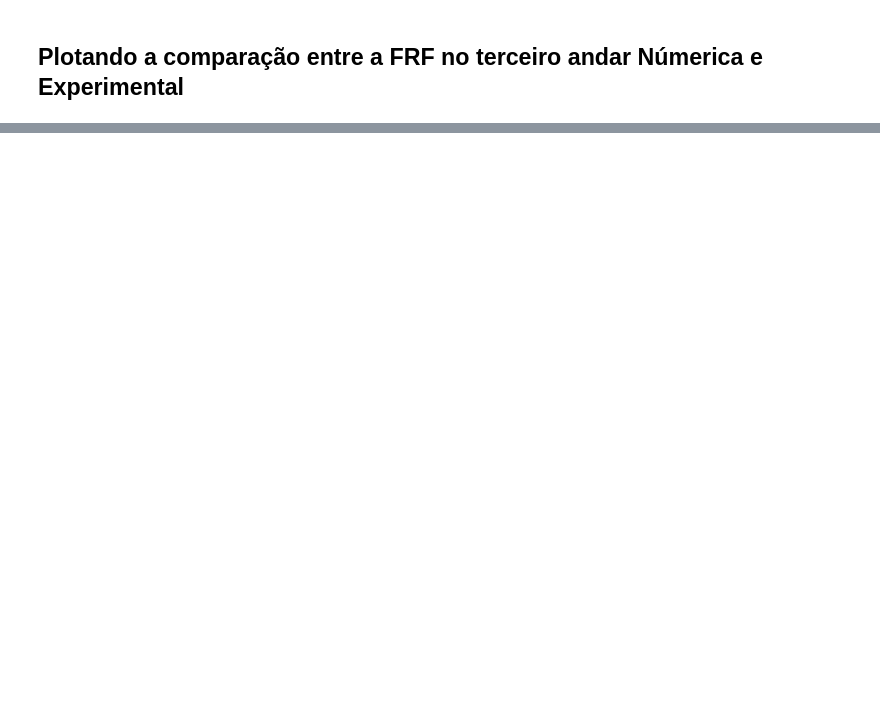
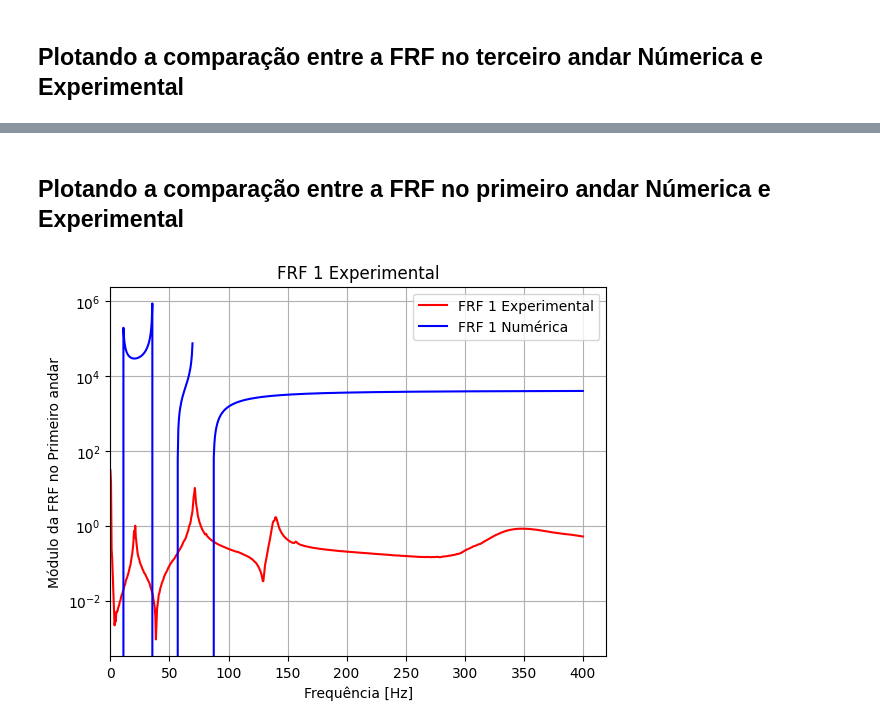
Before and after one commit to Daniel-Sottovia/Grupo-6, a Jupyter notebook: notebook.ipynb, the cells around one changed output, grey strips where cells are left out. Cells and saved outputs as stored; diff of their text form; code cells hidden in the pictures; blank space fills up the shorter version.

Commit message:
Algumas modificações
Achamos as frequências naturas a partir dos autovalores, que consiste em tirar a raiz quadrada e depois converter para rad/s

```diff
--- a/notebook.ipynb
+++ b/notebook.ipynb
@@ -1193,0 +1224,10 @@ plt.show()
+# %%
+w_n = [65.97344572538566, 224.6238747316702, 439.822971502571]
+# %%
+FRF_segunda = np.zeros((len(freq), 3), dtype = complex)
+# %%
+for q in range(0, 3):
+    for d in range(0, len(freq)):
+        freq_rad_s = freq[d] * 2 * np.pi
+        for p in range(0, 3):
+            FRF_segunda[d][q] = FRF_segunda[d][q] + (-freq_rad_s**2)*(auto_valores[p]*auto_vetores[q][p])/((w_n[p]**2 - freq_rad_s**2) + (0))
@@ -1193,0 +1246,19 @@ plt.show()
+# %% [markdown]
+## Plotando a comparação entre a FRF no primeiro andar Númerica e Experimental
+# %%
+# Plotar gráfico da FRF do primeiro andar
+
+plt.plot(freq, frf_1_andar, color='r', label='FRF 1 Experimental')
+
+plt.plot(freq, FRF_segunda[:,0], color='b', label='FRF 1 Numérica')
+plt.xlabel('Frequência [Hz]')
+plt.ylabel('Módulo da FRF no Primeiro andar')
+plt.title('FRF 1 Experimental')
+plt.grid()
+plt.yscale('log')
+plt.xlim(0)
+plt.legend()
+# plt.savefig("D:\\UFSC\\Vibes\\Cordioli\\Trabalho\\Grupo 6\\FRF1_andar.png")
+plt.show()
+# %% [output]
+[figure, added]
```
Also changed, not shown: parts of 35 cells of this notebook, 3 other files.
